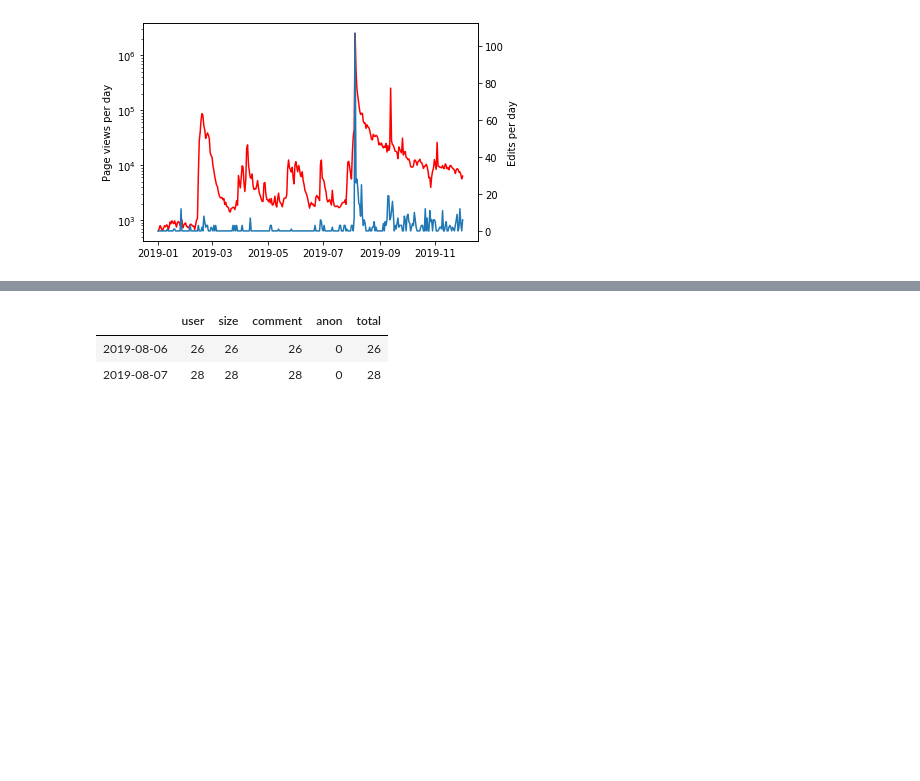
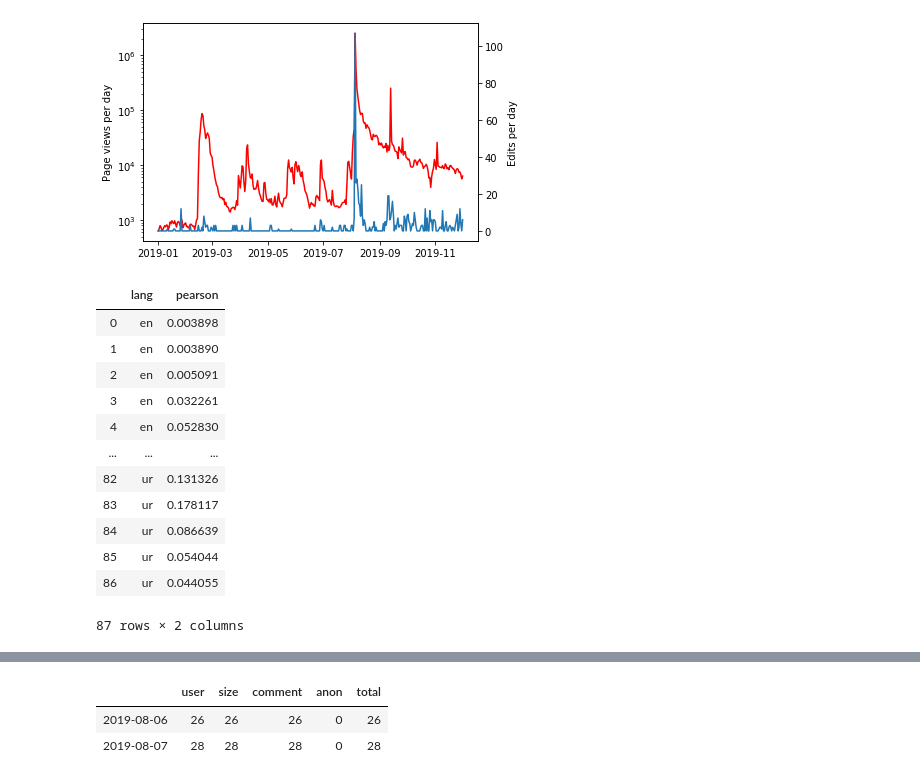
Before and after one commit to ViralNotPrasad/cscw-wiki, a Jupyter notebook: R/Pageviews.ipynb, the cells around one changed output, grey strips where cells are left out. Drawn from its saved outputs; the diff is of its cells as text; code cells hidden in the pictures; blank space fills up the shorter version.

```diff
--- a/R/Pageviews.ipynb
+++ b/R/Pageviews.ipynb
@@ -490,7 +490,15 @@ def corrPlotOverlay(views, edits, viewsH, editsH, viewsU, editsU):
     center. Interesting results to follow!
     '''
     color = 'orangered'
+
+    r = []
+    l = []
+
     rs = [crosscorr(views, edits, lag) for lag in range(int(-14),int(15))]
+    for pearson in rs:
+        r.append(pearson)
+    for i in range(len(rs)):
+        l.append('en')
     f,ax=plt.subplots(figsize=(14,3))
 
     # Offset tells what lag yielded peak synchrony (positive = views led; negative = edits led)
@@ -504,6 +512,10 @@ def corrPlotOverlay(views, edits, viewsH, editsH, viewsU, editsU):
     # Second set
     color = 'maroon'
     rs = [crosscorr(viewsH, editsH, lag) for lag in range(int(-14),int(15))]
+    for pearson in rs:
+        r.append(pearson)
+    for i in range(len(rs)):
+        l.append('hi')
     # Offset tells what lag yielded peak synchrony (positive = views led; negative = edits led)
     offset = np.floor(len(rs)/2)-np.argmax(rs)
     ax.plot(rs, color=color, label='Hindi')
@@ -512,6 +524,10 @@ def corrPlotOverlay(views, edits, viewsH, editsH, viewsU, editsU):
     # Third set
     color = 'darkturquoise'
     rs = [crosscorr(viewsU, editsU, lag) for lag in range(int(-14),int(15))]
+    for pearson in rs:
+        r.append(pearson)
+    for i in range(len(rs)):
+        l.append('ur')
     # Offset tells what lag yielded peak synchrony (positive = views led; negative = edits led)
     offset = np.floor(len(rs)/2)-np.argmax(rs)
     ax.plot(rs, color=color, label='Urdu')
@@ -519,6 +535,11 @@ def corrPlotOverlay(views, edits, viewsH, editsH, viewsU, editsU):
 
     plt.suptitle("Article 370 correlation between pageviews and edits", y=1.02)
     plt.legend()
+
+    d = {'lang': l, 'pearson': r}
+    df = pd.DataFrame(data=d)
+    return df
+
 
 viewsEn = getViews("wiki_english_pageviews_2000_thru_Dec2019.csv", "Article_370_of_the_Constitution_of_India")
 editsEn = getEdits("../data/revisions/" + findfile("rev_article_en"))
@@ -529,7 +550,8 @@ editsHi = getEdits("../data/revisions/" + findfile("rev_article_hi"))
 viewsUr = getViews("wiki_urdu_pageviews_2000_thru_Dec2019.csv", "Article 370 of the Constitution of India")
 editsUr = getEdits("../data/revisions/" + findfile("rev_article_ur"))
 
-corrPlotOverlay(viewsEn['views'], editsEn['total'], viewsHi['views'], editsHi['total'], viewsUr['views'], editsUr['total'])
+pearson_df = corrPlotOverlay(viewsEn['views'], editsEn['total'], viewsHi['views'], editsHi['total'], viewsUr['views'], editsUr['total'])
+
 
 plt.savefig("views_edits_article370_corr.eps")
 # %% [output]
@@ -561,3 +585,19 @@ editsEn2.set_index(pd.to_datetime(editsEn2.index))
 tsViewsEdits(viewsEn, editsEn2, "english")
 # %% [output]
 [figure]
+# %%
+pearson_df
+# %% [output]
+|  | lang | pearson |
+| 0 | en | 0.003898 |
+| 1 | en | 0.003890 |
+| 2 | en | 0.005091 |
+| 3 | en | 0.032261 |
+| 4 | en | 0.052830 |
+| ... | ... | ... |
+| 82 | ur | 0.131326 |
+| 83 | ur | 0.178117 |
+| 84 | ur | 0.086639 |
+| 85 | ur | 0.054044 |
+| 86 | ur | 0.044055 |
+87 rows × 2 columns
```
Also changed, not shown: parts of 3 cells of this notebook, 4 other files.
